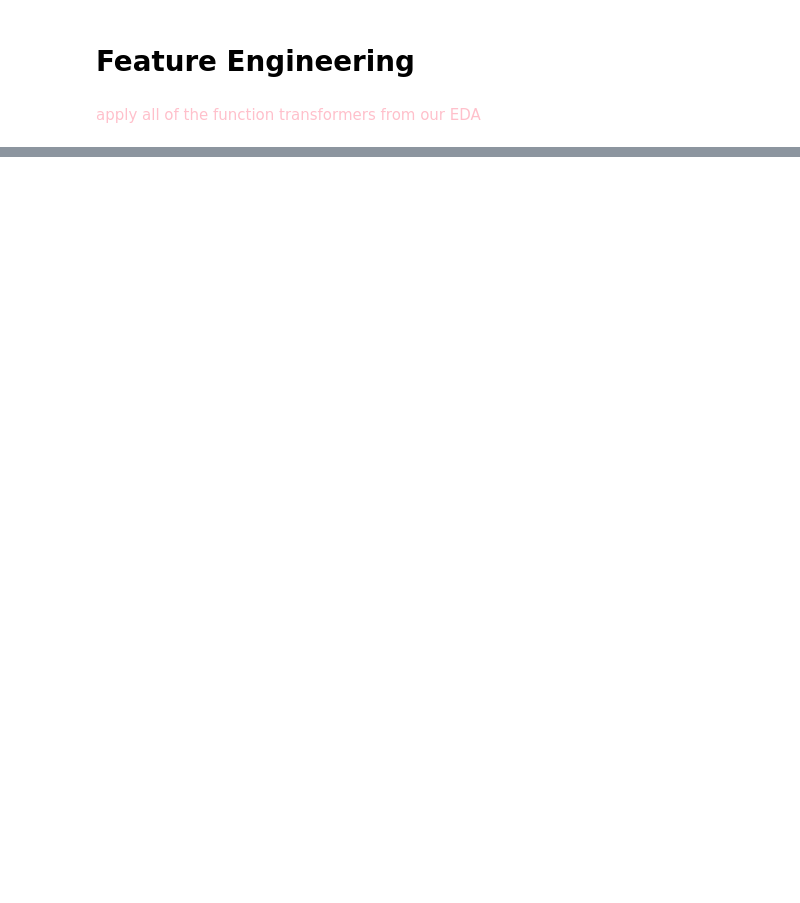
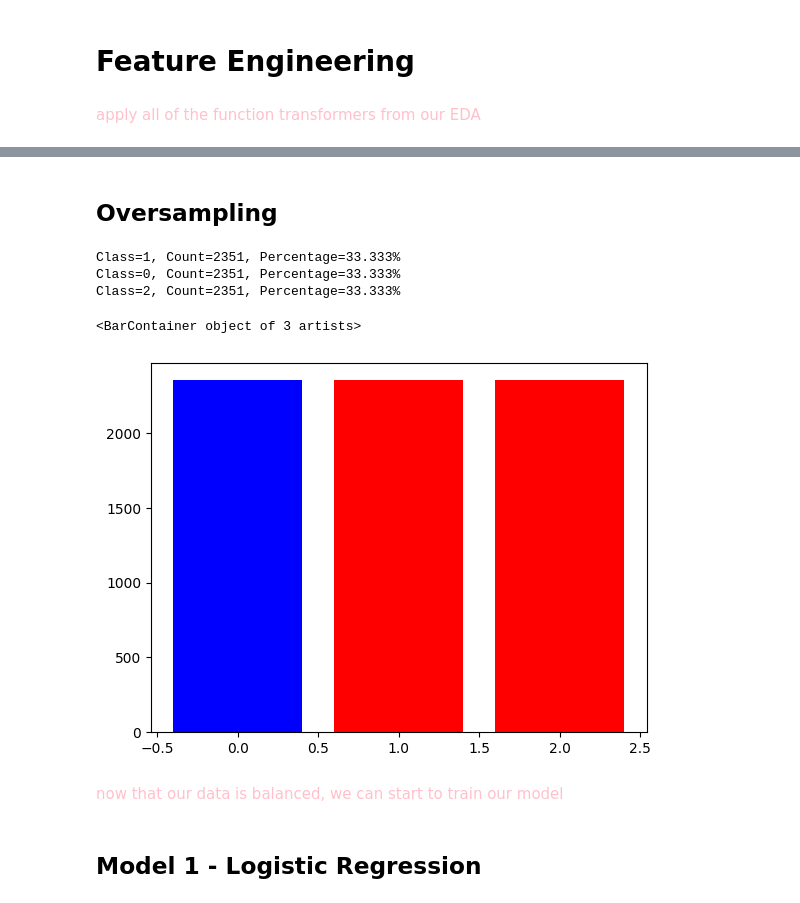
Before and after one commit to roy2392/breast_cancer_classification, a Jupyter notebook: grade model .ipynb, the cells around one changed output, grey strips where cells are left out. Saved outputs shown, nothing was run; the diff lists cells and outputs as text; code cells hidden in the pictures; blank space fills up the shorter version.

Commit message:
added logistic regression model

```diff
--- a/grade model .ipynb
+++ b/grade model .ipynb
@@ -74,0 +115,23 @@ y=LabelEncoder().fit_transform(y)
+# %% [markdown]
+## Oversampling
+# %%
+from imblearn.over_sampling import SMOTE
+# transform the dataset
+oversample = SMOTE()
+X, y = oversample.fit_resample(X, y)
+#plot the distribution
+counter = Counter(y)
+for k,v in counter.items():
+    per = v / len(y) * 100
+    print('Class=%s, Count=%d, Percentage=%.3f%%' % (k, v, per))
+plt.bar(counter.keys(), counter.values(), color=['red', 'blue'])
+# %% [output]
+Class=1, Count=2351, Percentage=33.333%
+Class=0, Count=2351, Percentage=33.333%
+Class=2, Count=2351, Percentage=33.333%
+<BarContainer object of 3 artists>
+[figure, added]
+# %% [markdown]
+<span style="color:pink">now that our data is balanced, we can start to train our model</br></span>
+# %% [markdown]
+## Model 1 - Logistic Regression
```
Also changed, not shown: parts of 21 cells of this notebook.
